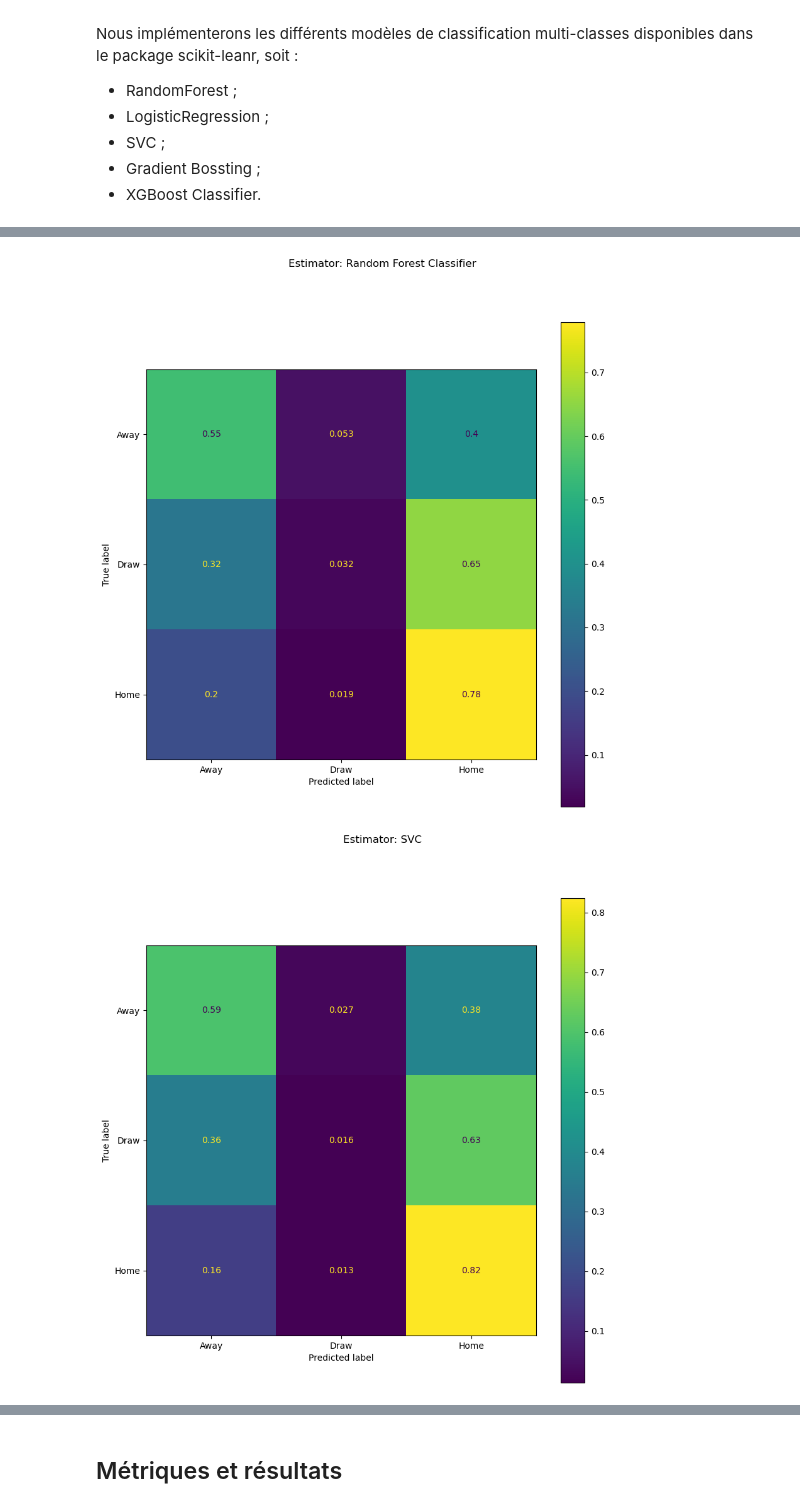
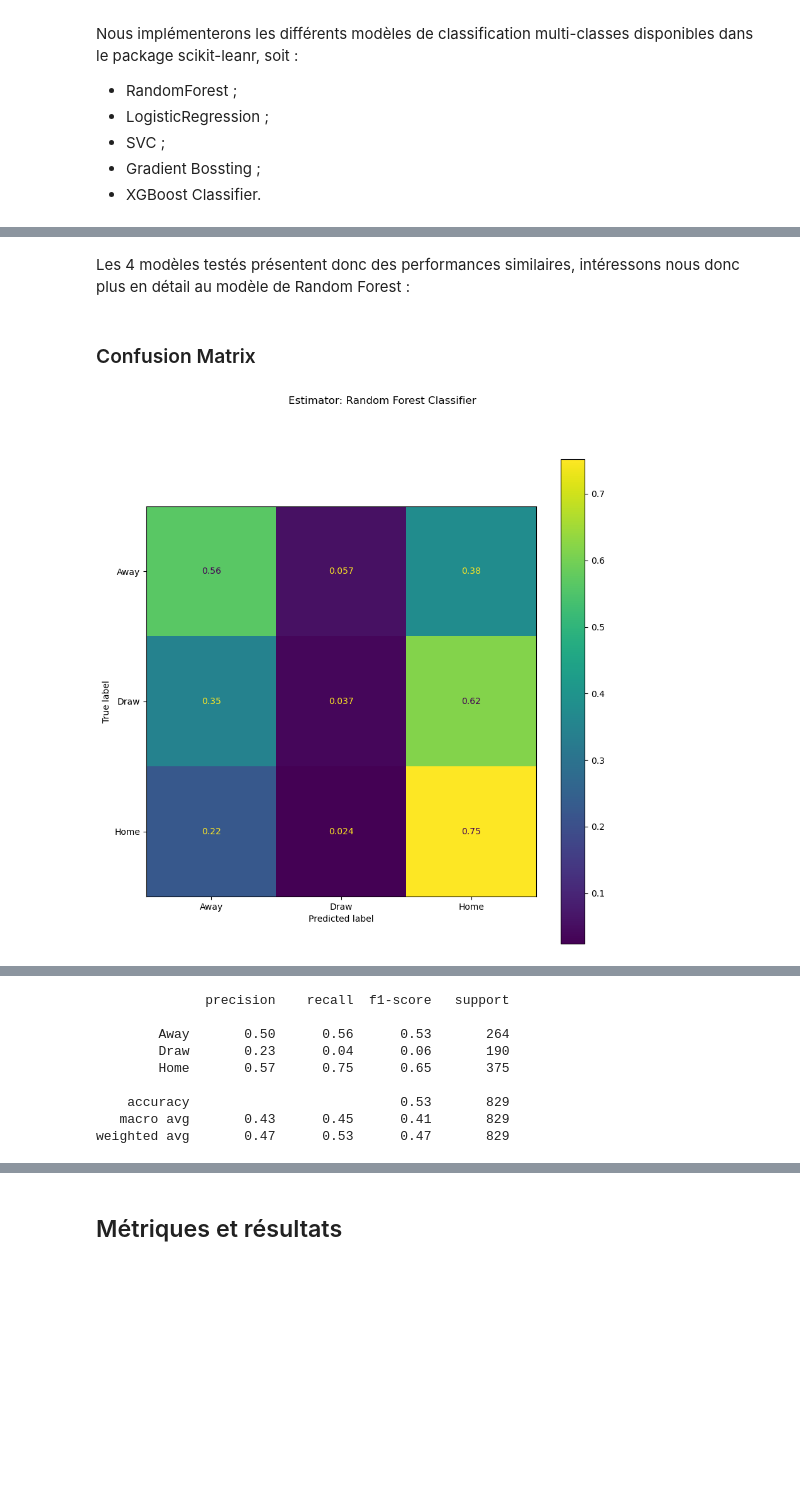
Before and after one commit to JorisCaudard/Algorithme-ML-Football-Match-results-Predictions-, a Jupyter notebook: matchResultPrediction.ipynb, the cells around one changed output, grey strips where cells are left out. Drawn from its saved outputs; the diff is of its cells as text; code cells hidden in the pictures; blank space fills up the shorter version.

```diff
--- a/matchResultPrediction.ipynb
+++ b/matchResultPrediction.ipynb
@@ -489,12 +479,17 @@ Test set accuracy score for default params: 0.539
+# %% [markdown]
+Les 4 modèles testés présentent donc des performances similaires, intéressons nous donc plus en détail au modèle de Random Forest :
+# %% [markdown]
+### Confusion Matrix
 # %%
 from sklearn.metrics import classification_report
 from sklearn.metrics import ConfusionMatrixDisplay
 
-for idx, (name,model) in enumerate(models.items()):
-    fig,ax = plt.subplots(figsize=(10,10))
-    yPred = model.predict(xTest)
-    fig.suptitle('Estimator: %s' % name)
-    ConfusionMatrixDisplay.from_predictions(yTest, yPred, ax=ax, normalize= 'true')
+fig,ax = plt.subplots(figsize=(10,10))
+yPred = pipeRandomForest.predict(xTest)
+fig.suptitle('Estimator: %s' % 'Random Forest Classifier')
+ConfusionMatrixDisplay.from_predictions(yTest, yPred, ax=ax, normalize= 'true')
+plt.show()
+
+print(classification_report(yTest, yPred))
 # %% [output]
-[figure, old version]
+[figure, new version]
-[figure, removed]
@@ -502,0 +496,9 @@ for idx, (name,model) in enumerate(models.items()):
+              precision    recall  f1-score   support
+
+        Away       0.50      0.56      0.53       264
+        Draw       0.23      0.04      0.06       190
+        Home       0.57      0.75      0.65       375
+
+    accuracy                           0.53       829
+   macro avg       0.43      0.45      0.41       829
+weighted avg       0.47      0.53      0.47       829
```
Also changed, not shown: parts of 5 cells of this notebook.
